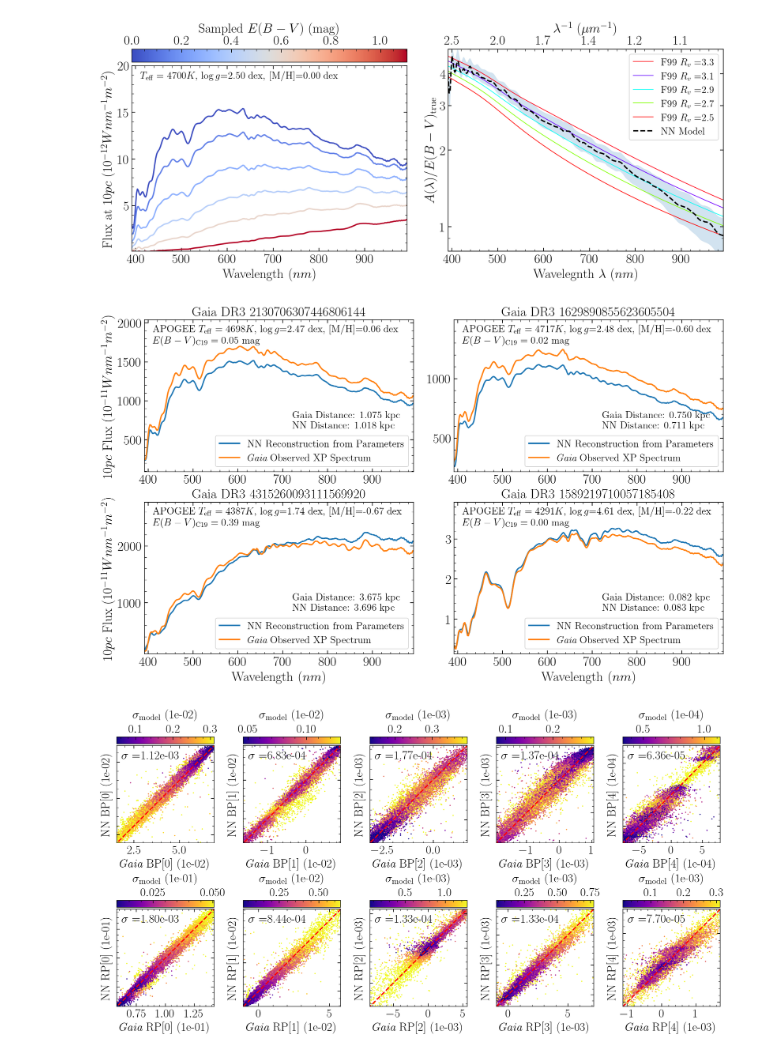
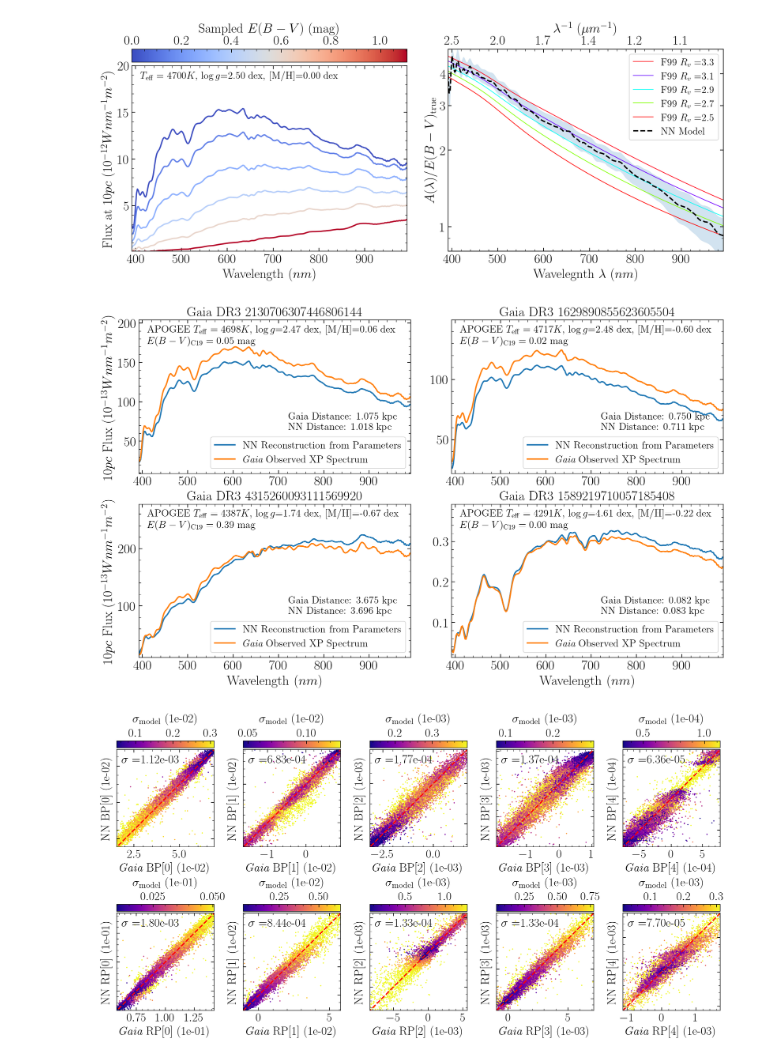
Before and after one commit to henrysky/astroNN_stars_foundation, a Jupyter notebook: Inference_Labels2Spec.ipynb, the cells around one changed output. Saved outputs shown, nothing was run; the diff lists cells and outputs as text; code cells hidden in the pictures.

```diff
--- a/Inference_Labels2Spec.ipynb
+++ b/Inference_Labels2Spec.ipynb
@@ -317,7 +317,7 @@ subfigs = fig.subfigures(1, 1)
 
 
 def plot_spec_online(ax, gdr3_source_id, teff, logg, m_h, logebv, absolute_flux=True):
-    normalization_factor = 1e-14
+    normalization_factor = 1e-13
     bprp_coeffs, additional_result = xp_spec_online(gdr3_source_id, absolute_flux=True, return_info=True)
     gaia_observed_spec = xp_coeffs_phys(bprp_coeffs) / normalization_factor
     gaia_dist = 1 / additional_result["plx"]
@@ -337,35 +337,35 @@ def plot_spec_online(ax, gdr3_source_id, teff, logg, m_h, logebv, absolute_flux=
         ha="left",
         va="top",
         # backgroundcolor=None,
     )
 
     ax.annotate(
         f"Gaia Distance: {gaia_dist:.3f} kpc\nNN Distance: {nn_dist:.3f} kpc",
         xy=(0.55, 0.4),
         xycoords=ax,
         fontsize=15,
         ha="left",
         va="top",
         # backgroundcolor=None,
     )
 
     ax.set_ylim(np.min([spectrum_1, gaia_observed_spec]), np.max([spectrum_1, gaia_observed_spec])*1.2)
     ax.set_xlabel("Wavelength ($nm$)")
-    ax.set_ylabel("$10pc$ Flux ($10^{-11} W nm^{-1} m^{-2}$)")
+    ax.set_ylabel("$10pc$ Flux ($10^{-13} W nm^{-1} m^{-2}$)")
     ax.set_xlim(392, 992)
     ax.legend(loc="lower right")
 
 plot_spec_online(ax1, 2130706307446806144, teff=4698.3677, logg=2.4654598, m_h=0.059084, logebv=-2.9957323331586374, absolute_flux=True)
 ax1.set_xlabel(None)
 plot_spec_online(ax2, 1629890855623605504, teff=4717.464, logg=2.4766452, m_h=-0.60218, logebv=-3.912023027779888, absolute_flux=True)
 ax2.set_xlabel(None)
 plot_spec_online(ax3, 4315260093111569920, teff=4386.8984, logg=1.7397821, m_h=-0.67223, logebv=-0.9490805546971459, absolute_flux=True)
 plot_spec_online(ax4, 1589219710057185408, teff=4291.101, logg=4.6053257, m_h=-0.22369, logebv=-7., absolute_flux=True)
 ax2.set_ylabel("")
 ax4.set_ylabel("")
 fig.savefig("./figs/spec_comparison.pdf", bbox_inches="tight")
 # %% [output]
-[figure, old version]
+[figure, new version]
 # %%
 col_names = ["teff", "logg", "m_h", "jh", "jk"]
 val_labels_shuffled = val_labels_pd[col_names]
```
Also changed, not shown: 1 other file.
